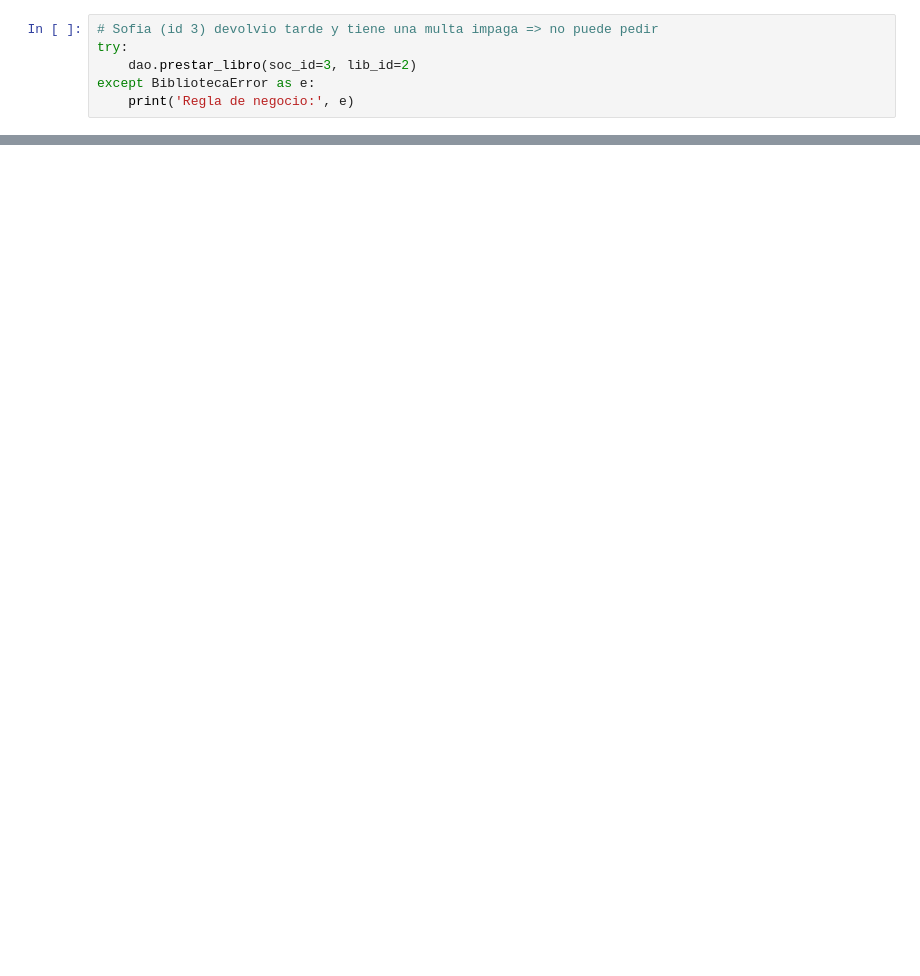
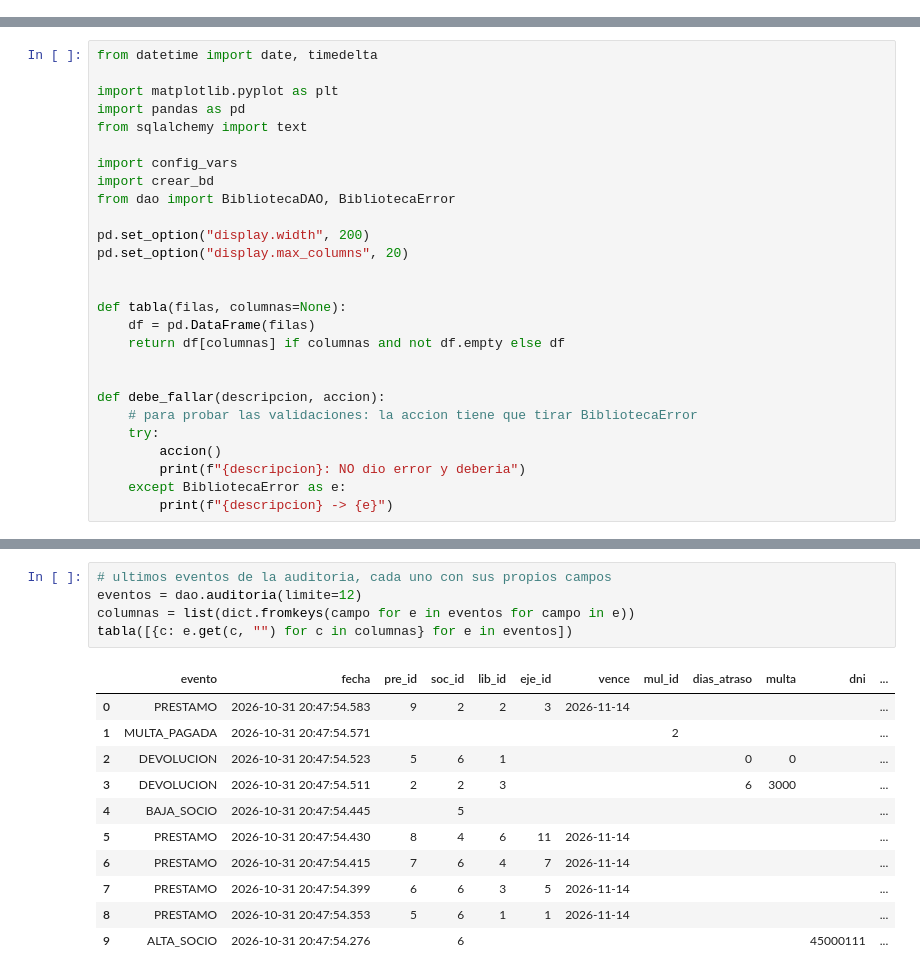
Before and after one commit to davidfajardotorres777/BiblioDAO, a Jupyter notebook: demo_dao.ipynb, the cells around one changed output, grey strips where cells are left out. Saved outputs shown, nothing was run; the diff lists cells and outputs as text; blank space fills up the shorter version.

Commit message:
Agrego MongoDB y Redis al DAO
Resenas y auditoria en mongo, ranking, cache de disponibilidad y contadores en redis. Notebook actualizado y pruebas con mongomock y fakeredis.

```diff
--- a/demo_dao.ipynb
+++ b/demo_dao.ipynb
@@ -30,6 +0,0 @@ pd.DataFrame(dao.prestamos_activos())
-# %%
-# Sofia (id 3) devolvio tarde y tiene una multa impaga => no puede pedir
-try:
-    dao.prestar_libro(soc_id=3, lib_id=2)
-except BibliotecaError as e:
-    print('Regla de negocio:', e)
@@ -50,0 +19,27 @@ Con `echo=True` el engine imprime cada sentencia que manda a Oracle.
+# %%
+from datetime import date, timedelta
+
+import matplotlib.pyplot as plt
+import pandas as pd
+from sqlalchemy import text
+
+import config_vars
+import crear_bd
+from dao import BibliotecaDAO, BibliotecaError
+
+pd.set_option("display.width", 200)
+pd.set_option("display.max_columns", 20)
+
+
+def tabla(filas, columnas=None):
+    df = pd.DataFrame(filas)
+    return df[columnas] if columnas and not df.empty else df
+
+
+def debe_fallar(descripcion, accion):
+    # para probar las validaciones: la accion tiene que tirar BibliotecaError
+    try:
+        accion()
+        print(f"{descripcion}: NO dio error y deberia")
+    except BibliotecaError as e:
+        print(f"{descripcion} -> {e}")
@@ -50,0 +438,17 @@ Con `echo=True` el engine imprime cada sentencia que manda a Oracle.
+# %%
+# ultimos eventos de la auditoria, cada uno con sus propios campos
+eventos = dao.auditoria(limite=12)
+columnas = list(dict.fromkeys(campo for e in eventos for campo in e))
+tabla([{c: e.get(c, "") for c in columnas} for e in eventos])
+# %% [output]
+|  | evento | fecha | pre_id | soc_id | lib_id | eje_id | vence | mul_id | dias_atraso | multa | dni | ... |
+| 0 | PRESTAMO | 2026-10-31 20:47:54.583 | 9 | 2 | 2 | 3 | 2026-11-14 |  |  |  |  | ... |
+| 1 | MULTA_PAGADA | 2026-10-31 20:47:54.571 |  |  |  |  |  | 2 |  |  |  | ... |
+| 2 | DEVOLUCION | 2026-10-31 20:47:54.523 | 5 | 6 | 1 |  |  |  | 0 | 0 |  | ... |
+| 3 | DEVOLUCION | 2026-10-31 20:47:54.511 | 2 | 2 | 3 |  |  |  | 6 | 3000 |  | ... |
+| 4 | BAJA_SOCIO | 2026-10-31 20:47:54.445 |  | 5 |  |  |  |  |  |  |  | ... |
+| 5 | PRESTAMO | 2026-10-31 20:47:54.430 | 8 | 4 | 6 | 11 | 2026-11-14 |  |  |  |  | ... |
+| 6 | PRESTAMO | 2026-10-31 20:47:54.415 | 7 | 6 | 4 | 7 | 2026-11-14 |  |  |  |  | ... |
+| 7 | PRESTAMO | 2026-10-31 20:47:54.399 | 6 | 6 | 3 | 5 | 2026-11-14 |  |  |  |  | ... |
+| 8 | PRESTAMO | 2026-10-31 20:47:54.353 | 5 | 6 | 1 | 1 | 2026-11-14 |  |  |  |  | ... |
+| 9 | ALTA_SOCIO | 2026-10-31 20:47:54.276 |  | 6 |  |  |  |  |  |  | 45000111 | ... |
```
Also changed, not shown: parts of 73 cells of this notebook, 18 other files.
